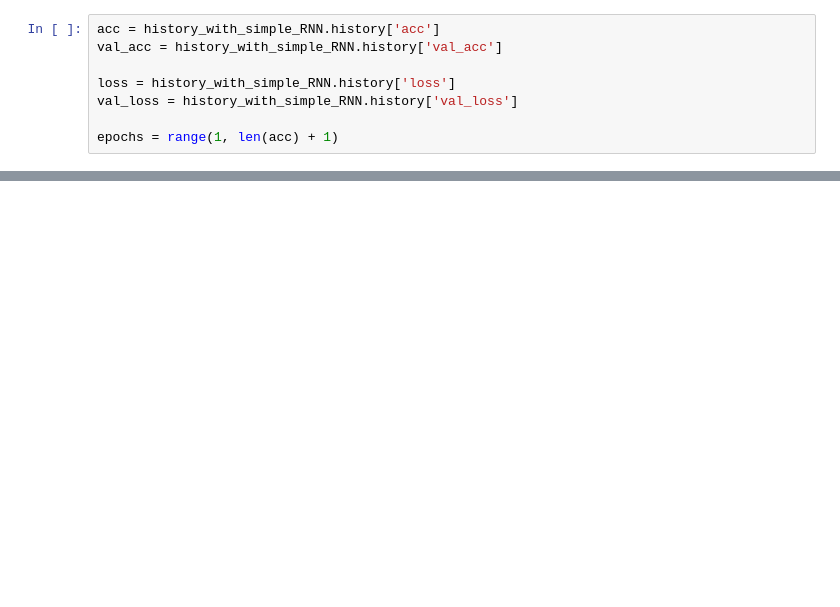
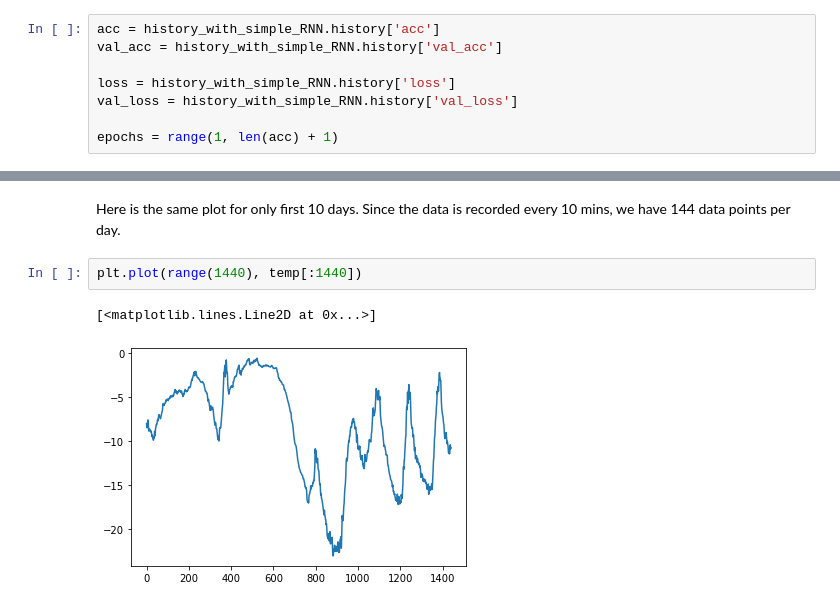
Before and after one commit to siddharthparmar7/deep-learning-with-python, a Jupyter notebook: Deep learning for text and sequences.ipynb, the cells around one changed output, grey strips where cells are left out. Drawn from its saved outputs; the diff is of its cells as text; blank space fills up the shorter version.

```diff
--- a/Deep learning for text and sequences.ipynb
+++ b/Deep learning for text and sequences.ipynb
@@ -492,0 +598,7 @@ As a reminder, in chapter 3, the first naive approach to this dataset got you to
+# %% [markdown]
+Here is the same plot for only first 10 days. Since the data is recorded every 10 mins, we have 144 data points per day.
+# %%
+plt.plot(range(1440), temp[:1440])
+# %% [output]
+[<matplotlib.lines.Line2D at 0x...>]
+[figure, added]
```
Also changed, not shown: parts of 65 cells of this notebook, 2 other files.
